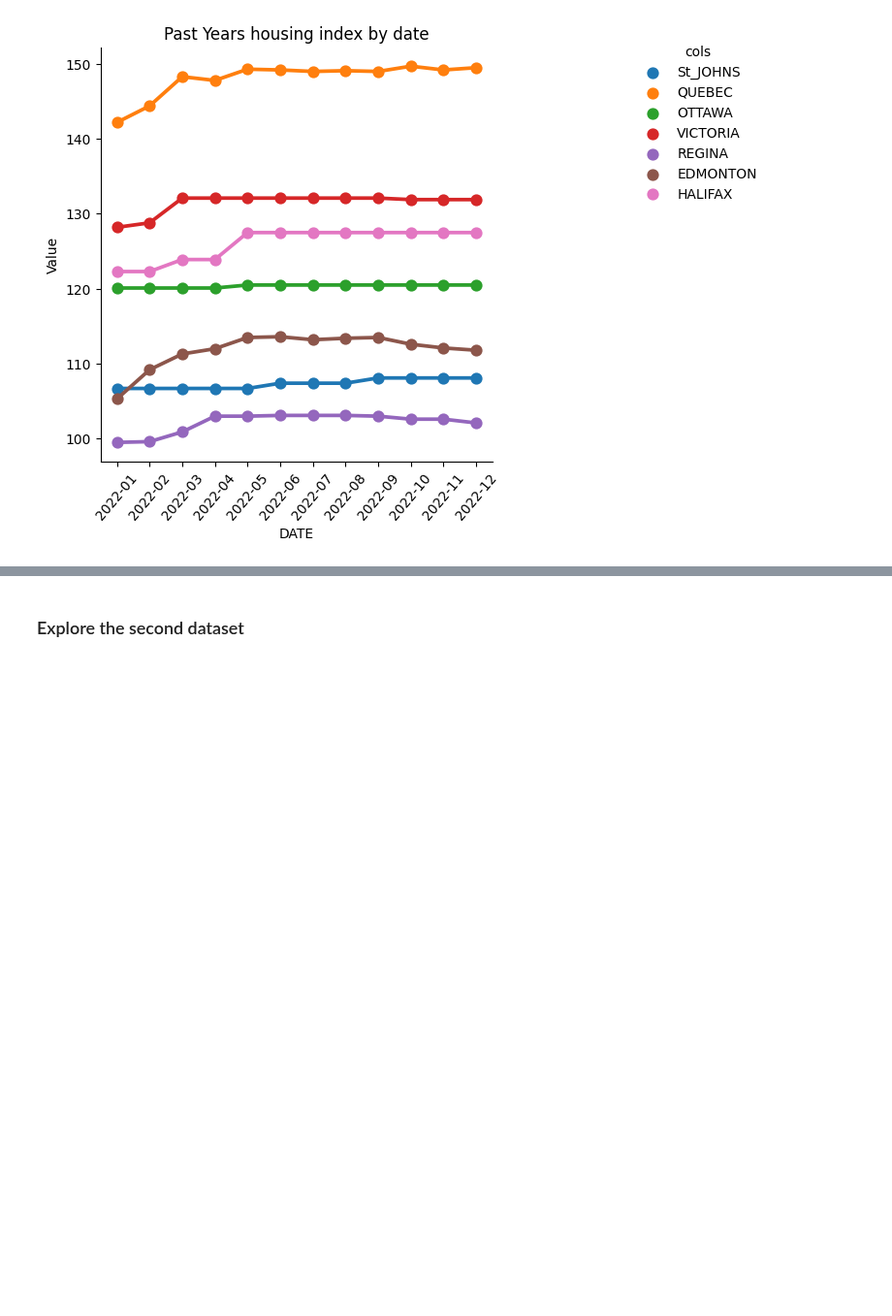
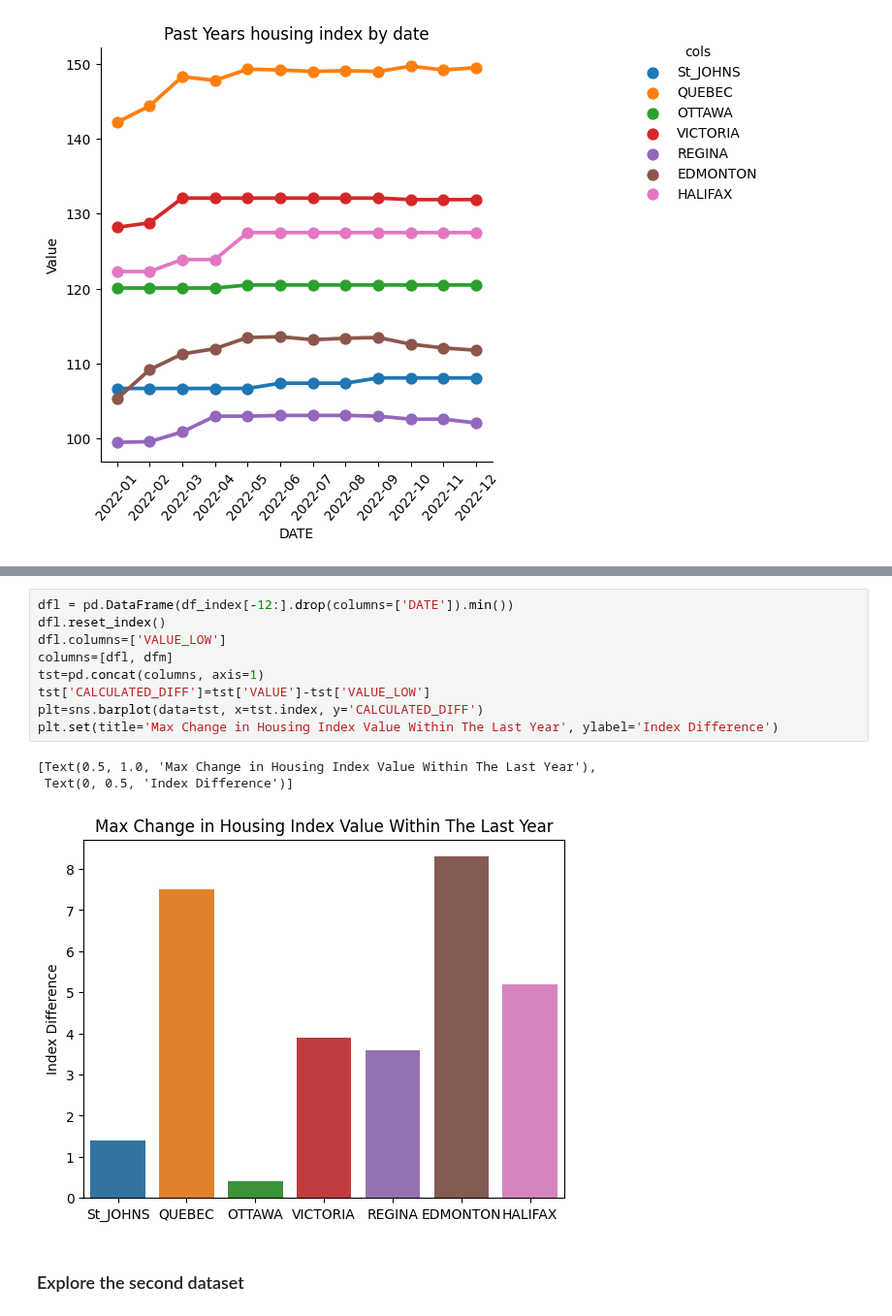
Before and after one commit to ubco-W2022T2-data301/project-group-group-2, a Jupyter notebook: analysis/analysis3.ipynb, the cells around one changed output, grey strips where cells are left out. Shown at 97% size. Cells and saved outputs as stored; diff of their text form; blank space fills up the shorter version.

```diff
--- a/analysis/analysis3.ipynb
+++ b/analysis/analysis3.ipynb
@@ -77,2 +80,15 @@ sns.move_legend(plt, "upper left", bbox_to_anchor=(1, 1))
+# %%
+dfl = pd.DataFrame(df_index[-12:].drop(columns=['DATE']).min())
+dfl.reset_index()
+dfl.columns=['VALUE_LOW']
+columns=[dfl, dfm]
+tst=pd.concat(columns, axis=1)
+tst['CALCULATED_DIFF']=tst['VALUE']-tst['VALUE_LOW']
+plt=sns.barplot(data=tst, x=tst.index, y='CALCULATED_DIFF')
+plt.set(title='Max Change in Housing Index Value Within The Last Year', ylabel='Index Difference')
+# %% [output]
+[Text(0.5, 1.0, 'Max Change in Housing Index Value Within The Last Year'),
+ Text(0, 0.5, 'Index Difference')]
+[figure, added]
 # %% [markdown]
 ### Explore the second dataset
```
Also changed, not shown: parts of 4 cells of this notebook.
